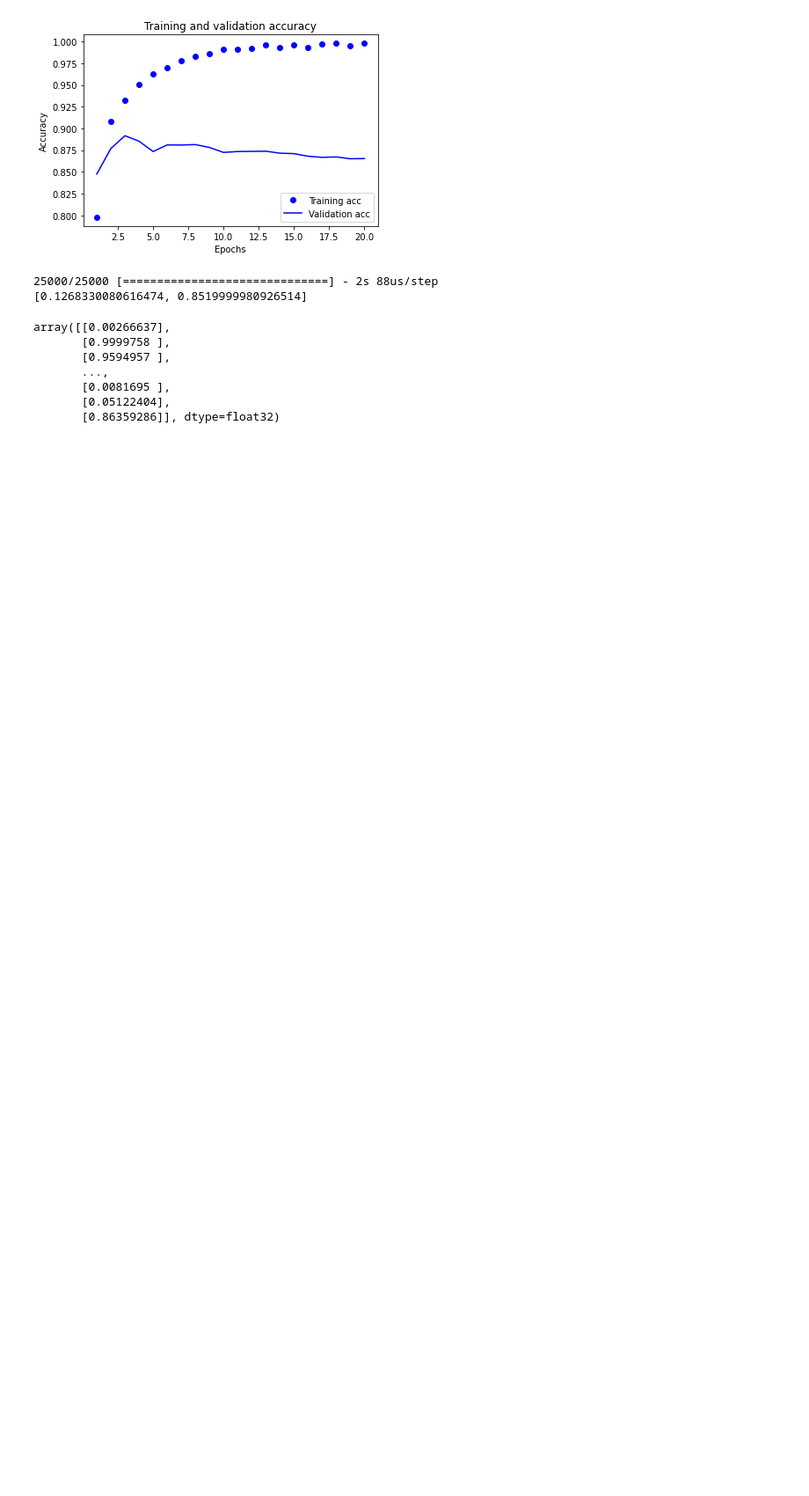
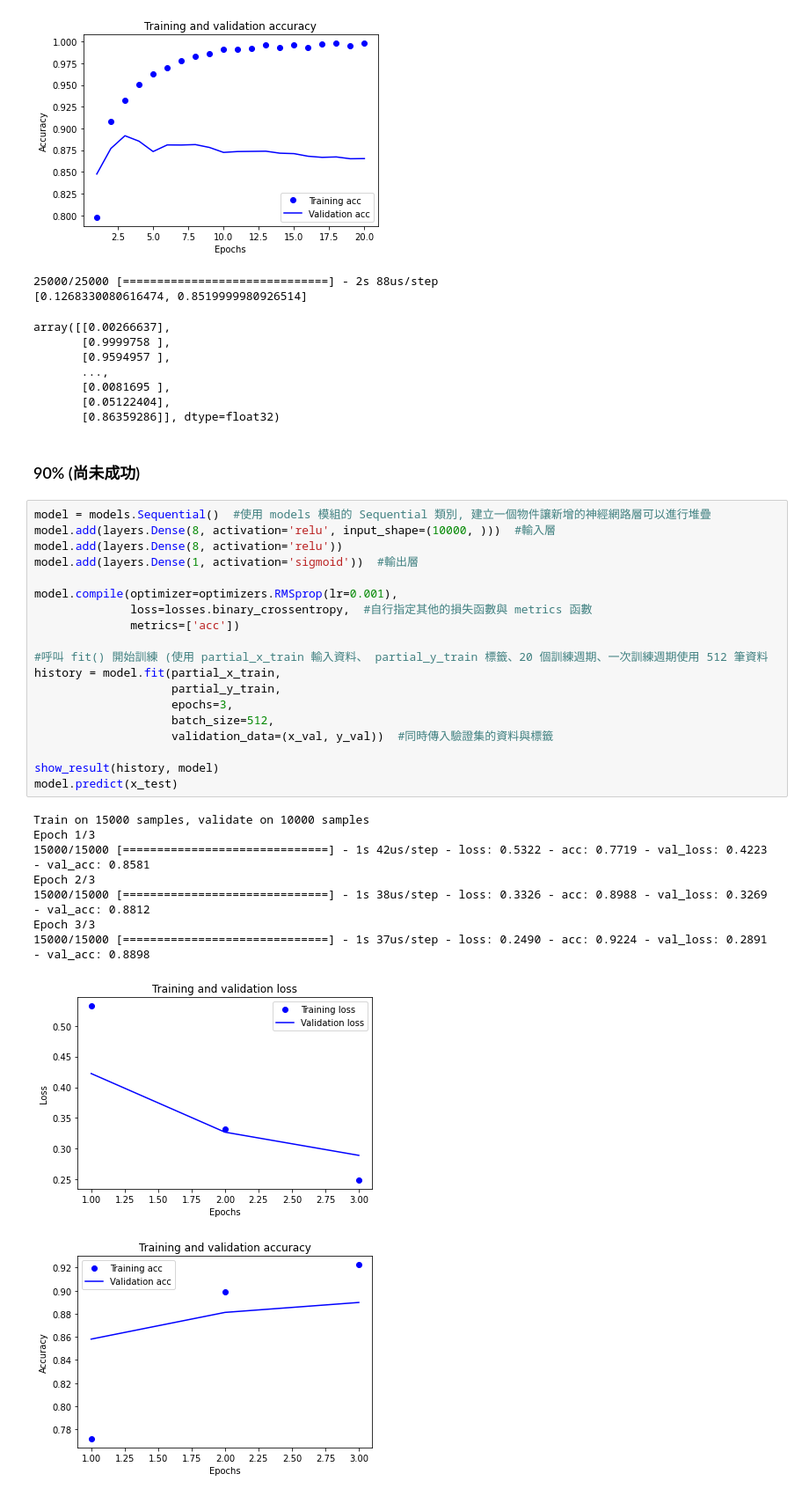
Before and after one commit to hotdog929/test-keras, a Jupyter notebook: Ch03-works.ipynb, the cells around one changed output. Shown: that part at 88% size. Drawn from its saved outputs; the diff is of its cells as text; blank space fills up the shorter version.

```diff
--- a/Ch03-works.ipynb
+++ b/Ch03-works.ipynb
@@ -316,3 +316,34 @@ array([[0.00266637],
        [0.0081695 ],
        [0.05122404],
        [0.86359286]], dtype=float32)
+# %% [markdown]
+### 90% (尚未成功)
+# %%
+model = models.Sequential()  #使用 models 模組的 Sequential 類別, 建立一個物件讓新增的神經網路層可以進行堆疊
+model.add(layers.Dense(8, activation='relu', input_shape=(10000, )))  #輸入層
+model.add(layers.Dense(8, activation='relu'))
+model.add(layers.Dense(1, activation='sigmoid'))  #輸出層
+
+model.compile(optimizer=optimizers.RMSprop(lr=0.001),
+              loss=losses.binary_crossentropy,  #自行指定其他的損失函數與 metrics 函數
+              metrics=['acc'])
+
+#呼叫 fit() 開始訓練 (使用 partial_x_train 輸入資料、 partial_y_train 標籤、20 個訓練週期、一次訓練週期使用 512 筆資料
+history = model.fit(partial_x_train,
+                    partial_y_train,
+                    epochs=3,
+                    batch_size=512,
+                    validation_data=(x_val, y_val))  #同時傳入驗證集的資料與標籤
+
+show_result(history, model)
+model.predict(x_test)
+# %% [output]
+Train on 15000 samples, validate on 10000 samples
+Epoch 1/3
+15000/15000 [==============================] - 1s 42us/step - loss: 0.5322 - acc: 0.7719 - val_loss: 0.4223 - val_acc: 0.8581
+Epoch 2/3
+15000/15000 [==============================] - 1s 38us/step - loss: 0.3326 - acc: 0.8988 - val_loss: 0.3269 - val_acc: 0.8812
+Epoch 3/3
+15000/15000 [==============================] - 1s 37us/step - loss: 0.2490 - acc: 0.9224 - val_loss: 0.2891 - val_acc: 0.8898
+[figure, added]
+[figure, added]
```
Also changed, not shown: parts of 1 cell of this notebook.
